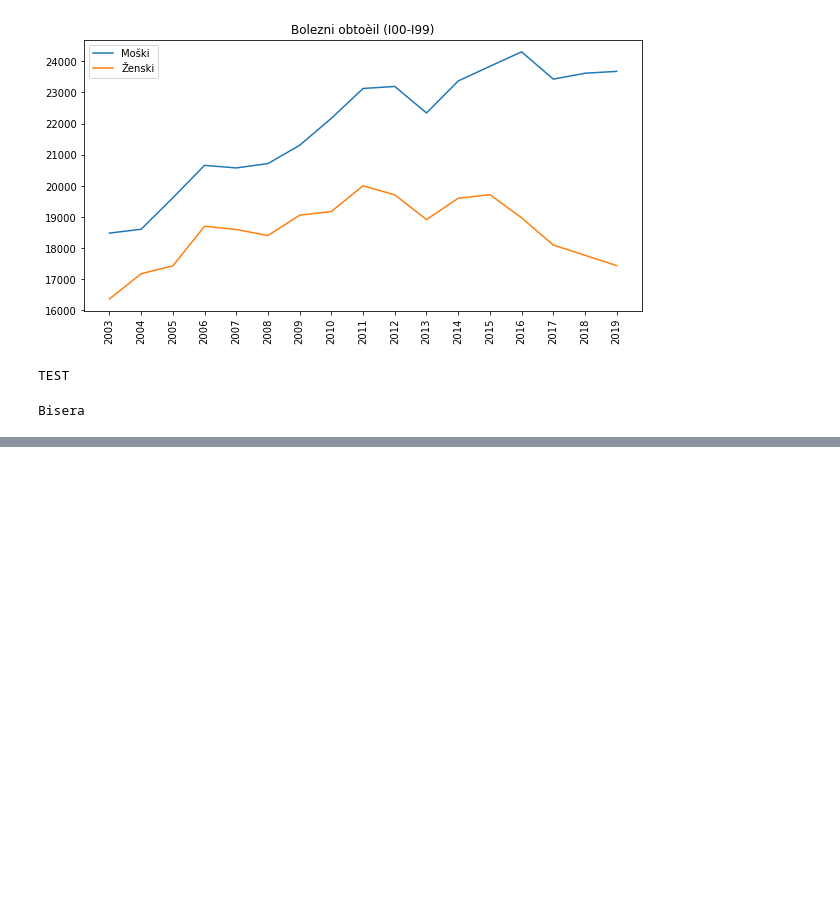
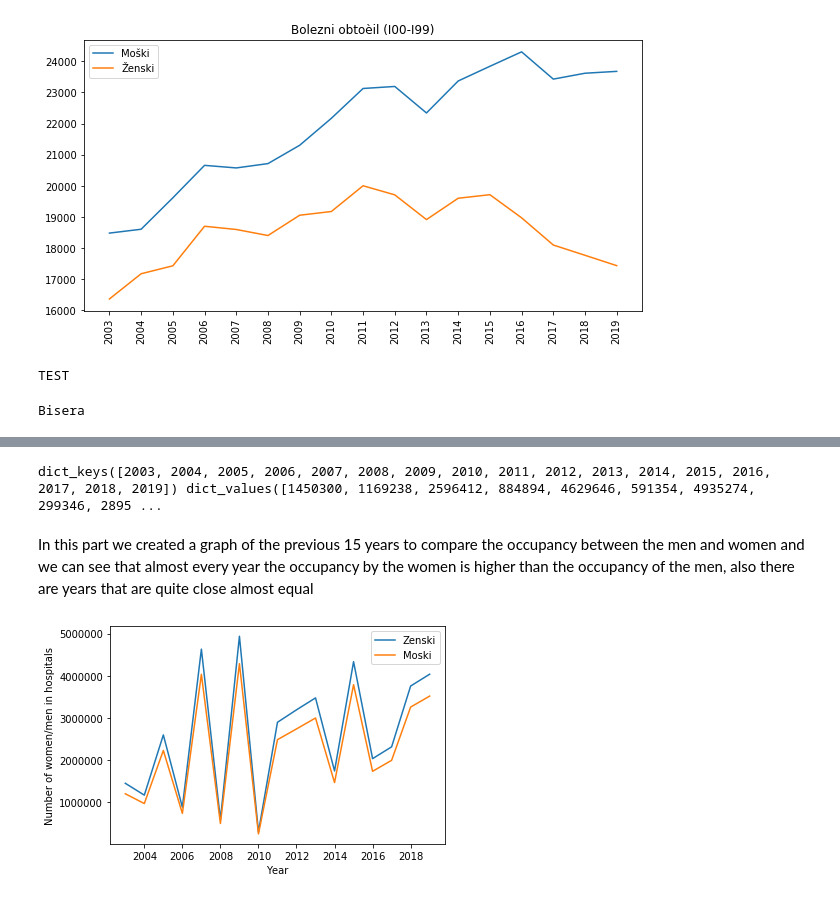
Before and after one commit to bisyee/PR21za-etnice-lanov, a Jupyter notebook: Project.ipynb, the cells around one changed output, grey strips where cells are left out. Drawn from its saved outputs; the diff is of its cells as text; code cells hidden in the pictures; blank space fills up the shorter version.

```diff
--- a/Project.ipynb
+++ b/Project.ipynb
@@ -122,0 +181,35 @@ Bisera
+# %%
+letolist= ['2010', '2008', '2006', '2004', '2003', '2014', '2016', '2017', '2005', '2011', '2012', '2013', '2018', '2019', '2015', '2007', '2009']
+
+zenski=dict()
+moski=dict()
+count=0
+count1=0
+for letoq in letolist:
+    for j in range(0,len(leto)):
+        if letoq == leto[j] and spol[j] == 'Ženski':
+            count += int(dataset[j])
+        if letoq == leto[j] and spol[j] == 'Moški':
+            count1 += int(dataset[j])
+    letoq=int(letoq)
+    zenski[letoq] = count
+    moski[letoq] = count1
+zenski = dict(sorted(zenski.items()))
+moski = dict(sorted(moski.items()))
+
+
+print(zenski.keys(), zenski.values())
+# %% [output]
+dict_keys([2003, 2004, 2005, 2006, 2007, 2008, 2009, 2010, 2011, 2012, 2013, 2014, 2015, 2016, 2017, 2018, 2019]) dict_values([1450300, 1169238, 2596412, 884894, 4629646, 591354, 4935274, 299346, 2895 ...
+# %% [markdown]
+In this part we created a graph of the previous 15 years to compare the occupancy between the men and women and we can see that almost every year the occupancy by the women is higher than the occupancy of the men, also there are years that are quite close almost equal
+# %%
+
+plt.plot(list(zenski.keys()), list(zenski.values()),label = "Zenski")
+plt.plot(list(moski.keys()), list(moski.values()),label = "Moski")
+plt.xlabel('Year')
+plt.ylabel('Number of women/men in hospitals')
+plt.legend()
+plt.show()
+# %% [output]
+[figure, added]
```
Also changed, not shown: parts of 17 cells of this notebook.
